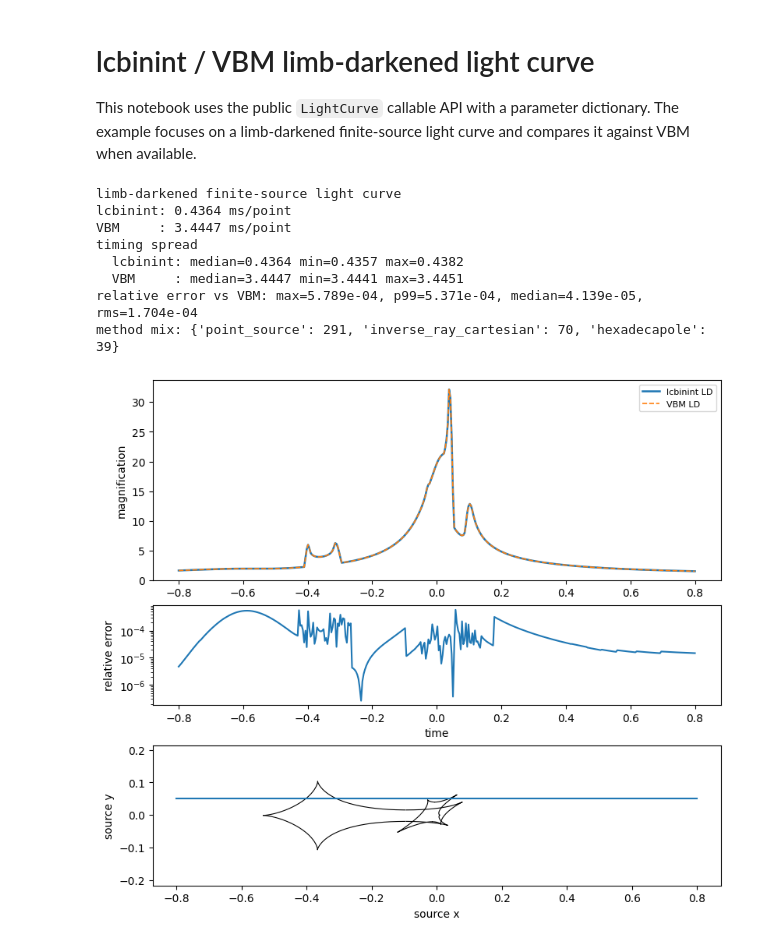
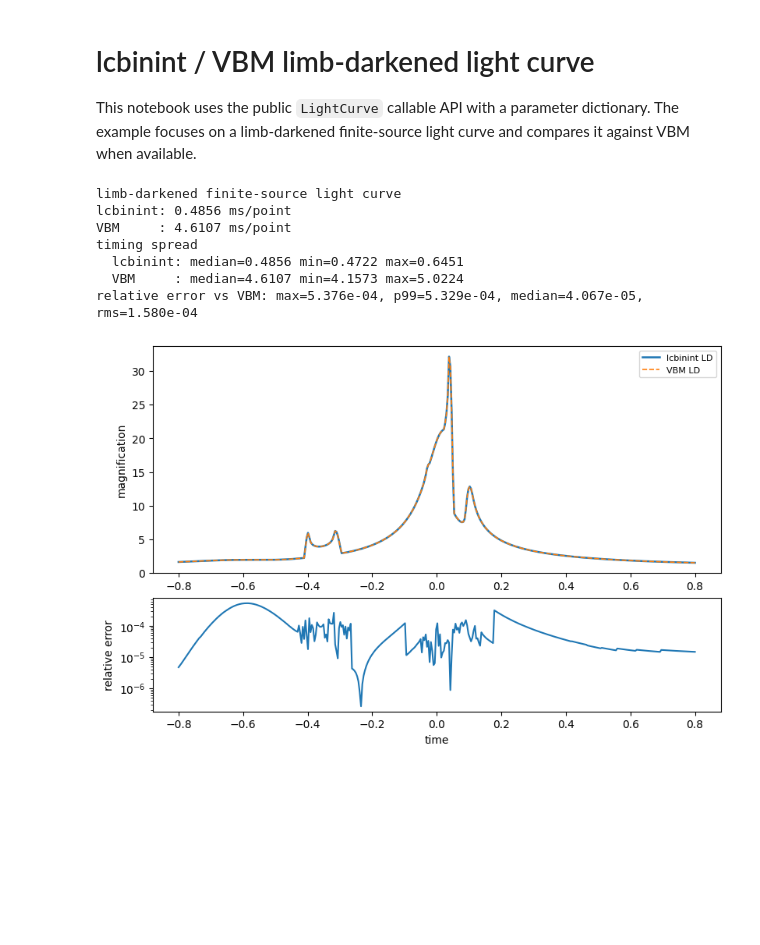
Before and after one commit to NunotaKansuke/lcbinint, a Jupyter notebook: example/compare-vbm/lcbinint_vbm_light_curve_comparison_triple.ipynb, the cells around one changed output. Drawn from its saved outputs; the diff is of its cells as text; code cells hidden in the pictures; blank space fills up the shorter version.

```diff
--- a/example/compare-vbm/lcbinint_vbm_light_curve_comparison_triple.ipynb
+++ b/example/compare-vbm/lcbinint_vbm_light_curve_comparison_triple.ipynb
@@ -59,7 +58,7 @@ params = {
     "rho": case.rho, "t0": case.t0, "tE": case.tE,
 }
 
-options = lcbinint.Options(param_type="vbm", source_bins=50, max_source_bins=400, reltol=1.0e-3)
+options = lcbinint.Options(param_type="vbm", source_bins=50)
 limb_darkening = lcbinint.LimbDarkening.linear(0.5)
 lightcurve = lcbinint.LightCurve(
     lens="triple_lens",
@@ -90,8 +89,7 @@ def evaluate_lcbinint():
     t = times.tolist()
     lightcurve(t, params)
     values, elapsed, samples = timed_median(lambda: np.asarray(lightcurve(t, params)))
-    info = lightcurve.info(t, params)
-    return values, elapsed, samples, info
+    return values, elapsed, samples
 
 
 def evaluate_vbm():
@@ -119,13 +117,12 @@ def relative_error(reference, values):
     return np.abs(values - reference) / np.maximum(np.abs(reference), 1.0e-12)
 
 
-lc_values, lc_elapsed, lc_samples, lc_info = evaluate_lcbinint()
+lc_values, lc_elapsed, lc_samples = evaluate_lcbinint()
 vbm_values, vbm_elapsed, vbm_samples = evaluate_vbm()
 
 lc_ms = 1.0e3 * lc_elapsed / times.size
 vbm_ms = 1.0e3 * vbm_elapsed / times.size
 rel = relative_error(vbm_values, lc_values)
-method_mix = collections.Counter(lc_info.finite_source_method_names)
 
 print("limb-darkened finite-source light curve")
 print(f"lcbinint: {lc_ms:.4f} ms/point")
@@ -139,47 +136,35 @@ if np.isfinite(vbm_ms):
         f"max={np.nanmax(rel):.3e}, p99={np.nanpercentile(rel, 99):.3e}, "
         f"median={np.nanmedian(rel):.3e}, rms={np.sqrt(np.nanmean(rel * rel)):.3e}"
     )
-print(f"method mix: {dict(method_mix)}")
 # %% [output]
 limb-darkened finite-source light curve
-lcbinint: 0.4364 ms/point
-VBM     : 3.4447 ms/point
+lcbinint: 0.4856 ms/point
+VBM     : 4.6107 ms/point
 timing spread
-  lcbinint: median=0.4364 min=0.4357 max=0.4382
-  VBM     : median=3.4447 min=3.4441 max=3.4451
-relative error vs VBM: max=5.789e-04, p99=5.371e-04, median=4.139e-05, rms=1.704e-04
-method mix: {'point_source': 291, 'inverse_ray_cartesian': 70, 'hexadecapole': 39}
+  lcbinint: median=0.4856 min=0.4722 max=0.6451
+  VBM     : median=4.6107 min=4.1573 max=5.0224
+relative error vs VBM: max=5.376e-04, p99=5.329e-04, median=4.067e-05, rms=1.580e-04
 # %%
-trajectory = lightcurve.source_trajectory(times.tolist(), params)
-caustics = lightcurve.caustics(params, n_points=900)
-
-fig, (ax_mag, ax_res, ax_geo) = plt.subplots(
-    3,
+fig, (ax_mag, ax_res) = plt.subplots(
+    2,
     1,
-    figsize=(8, 7),
-    gridspec_kw={"height_ratios": [2.0, 1.0, 1.4]},
+    figsize=(8, 5.2),
+    gridspec_kw={"height_ratios": [2.0, 1.0]},
     constrained_layout=True,
 )
 
 ax_mag.plot(times, lc_values, label="lcbinint LD", lw=1.8)
 if np.all(np.isfinite(vbm_values)):
     ax_mag.plot(times, vbm_values, "--", label="VBM LD", lw=1.2)
 ax_mag.set_ylabel("magnification")
 ax_mag.legend(fontsize=8)
 
 if np.all(np.isfinite(vbm_values)):
     ax_res.semilogy(times, rel)
 else:
     ax_res.text(0.5, 0.5, "VBM is not installed", ha="center", va="center")
 ax_res.set_ylabel("relative error")
 ax_res.set_xlabel("time")
-
-for xs, ys in zip(caustics.x, caustics.y):
-    ax_geo.plot(xs, ys, color="black", lw=0.8)
-ax_geo.plot(trajectory.x, trajectory.y, color="tab:blue", lw=1.5)
-ax_geo.set_aspect("equal", adjustable="datalim")
-ax_geo.set_xlabel("source x")
-ax_geo.set_ylabel("source y")
 plt.show()
 # %% [output]
-[figure, old version]
+[figure, new version]
```
Also changed, not shown: parts of 1 cell of this notebook, 4 other files.
